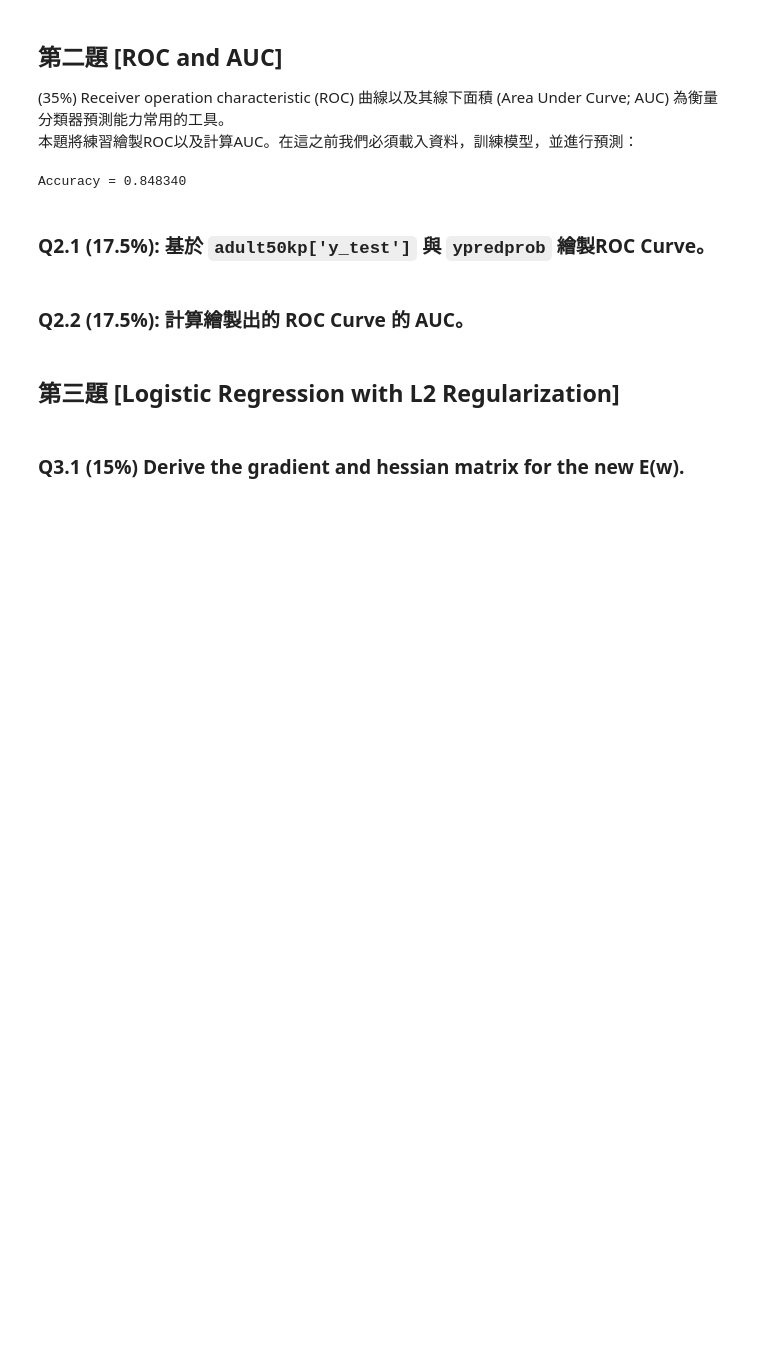
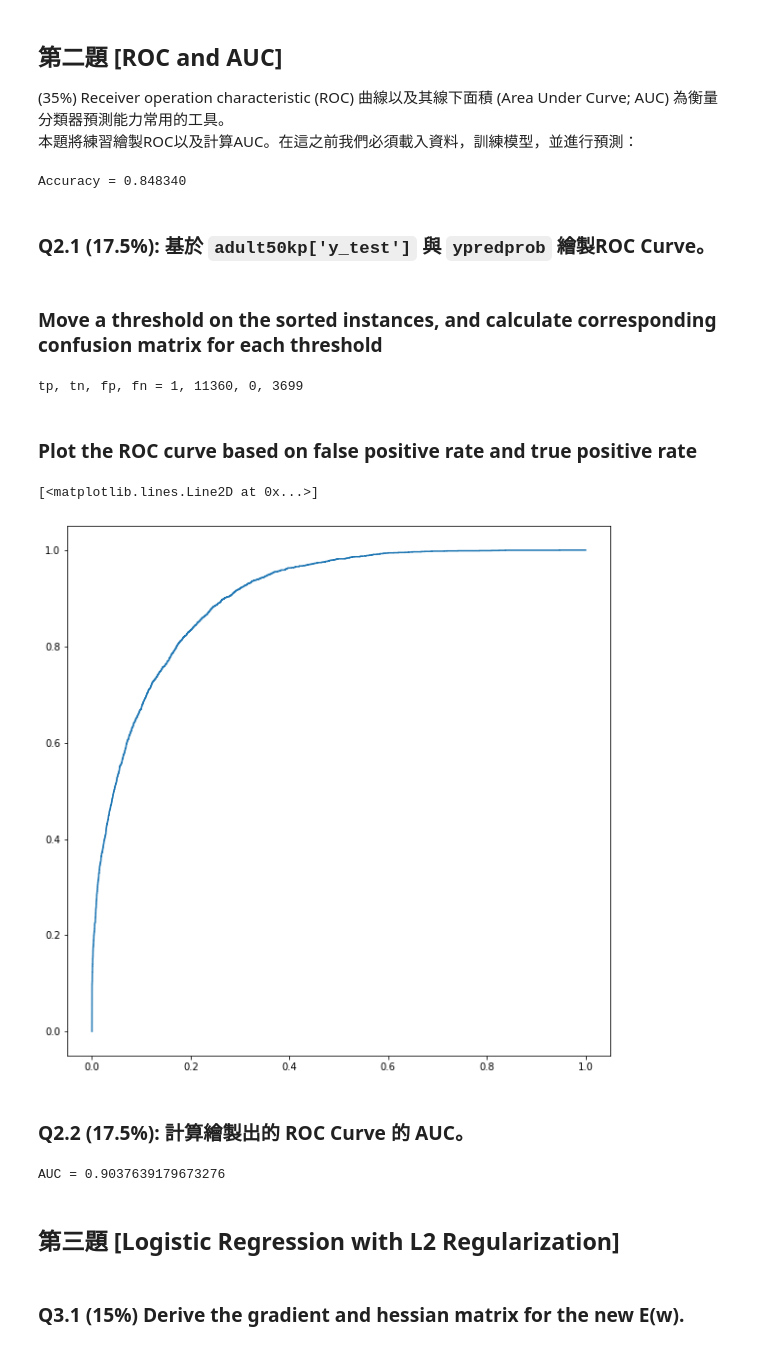
Before and after one commit to Brian-Konr/statistical-learning-IM5056, a Jupyter notebook: hw2/hw2_b08705038.ipynb, the cells around one changed output. Cells and saved outputs as stored; diff of their text form; code cells hidden in the pictures; blank space fills up the shorter version.

```diff
--- a/hw2/hw2_b08705038.ipynb
+++ b/hw2/hw2_b08705038.ipynb
@@ -210,0 +209,2 @@ Accuracy = 0.848340
+# %% [markdown]
+### Move a threshold on the sorted instances, and calculate corresponding confusion matrix for each threshold
@@ -211,5 +224,59 @@ Accuracy = 0.848340
+# %%
+dict = {
+    'y_test': adult50kp['y_test'],
+    'y_pred_pos': ypredprob[:,1],
+}
+instances = pd.DataFrame(dict)
+instances.sort_values(by=['y_pred_pos'], ascending=False, inplace=True)
+instances.reset_index(drop=True, inplace=True)
+
+# define fpr_tpr list, for every element, it is a array of [fpr, tpr]
+fpr_tpr = []
+# do first new prediction based on first threshold
+tp, fp, tn, fn = 0, 0, 0, 0
+threshold = instances['y_pred_pos'][0]
+y_pred_new = instances['y_pred_pos'].map(lambda x: 1 if x >= threshold else 0)
+tp, tn, fp, fn = cal_confusion_matrix_return_4_values(instances['y_test'], y_pred_new)
+print(f"tp, tn, fp, fn = {tp}, {tn}, {fp}, {fn}")
+fpr_tpr.append([fp/(fp+tn), tp/(tp+fn)])
+
+for i in range(instances.shape[0]):
+    # 每次多一個 predict positive 因此要看 true class
+    if instances['y_test'][i] > 0:
+        tp += 1
+        fn -= 1
+    else:
+        fp += 1
+        tn -= 1
+    fpr_tpr.append([fp/(fp+tn), tp/(tp+fn)])
+# %% [output]
+tp, tn, fp, fn = 1, 11360, 0, 3699
+# %% [markdown]
+### Plot the ROC curve based on false positive rate and true positive rate
+# %%
+# plot ROC curve by fpr_tpr
+import matplotlib.pyplot as plt
+# make graph larger
+
+# sort fpr_tpr by fpr
+fpr_tpr.sort(key=lambda x: x[0])
+plt.rcParams['figure.figsize'] = [10, 10]
+plt.plot([x[0] for x in fpr_tpr], [x[1] for x in fpr_tpr])
+# %% [output]
+[<matplotlib.lines.Line2D at 0x...>]
+[figure, added]
 # %% [markdown]
 ### Q2.2 (17.5%): 計算繪製出的 ROC Curve 的 AUC。
+# %%
+# count AUC based on fpr_tpr
+# sort fpr_tpr by fpr
+fpr_tpr.sort(key=lambda x: x[0])
+auc = 0
+for i in range(len(fpr_tpr)-1):
+    auc += (fpr_tpr[i+1][0] - fpr_tpr[i][0]) * (fpr_tpr[i+1][1] + fpr_tpr[i][1]) / 2
+print(f"AUC = {auc}")
+# %% [output]
+AUC = 0.9037639179673276
 # %% [markdown]
 ## 第三題 [Logistic Regression with L2 Regularization]
 # %% [markdown]
```
Also changed, not shown: parts of 2 cells of this notebook.
